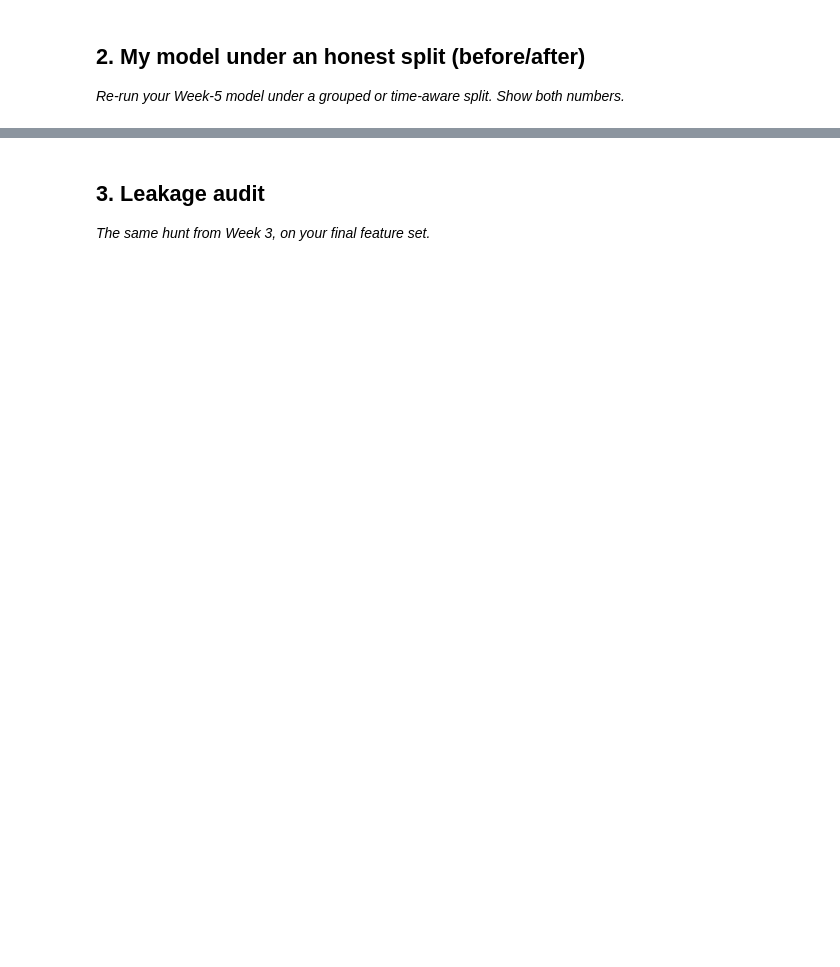
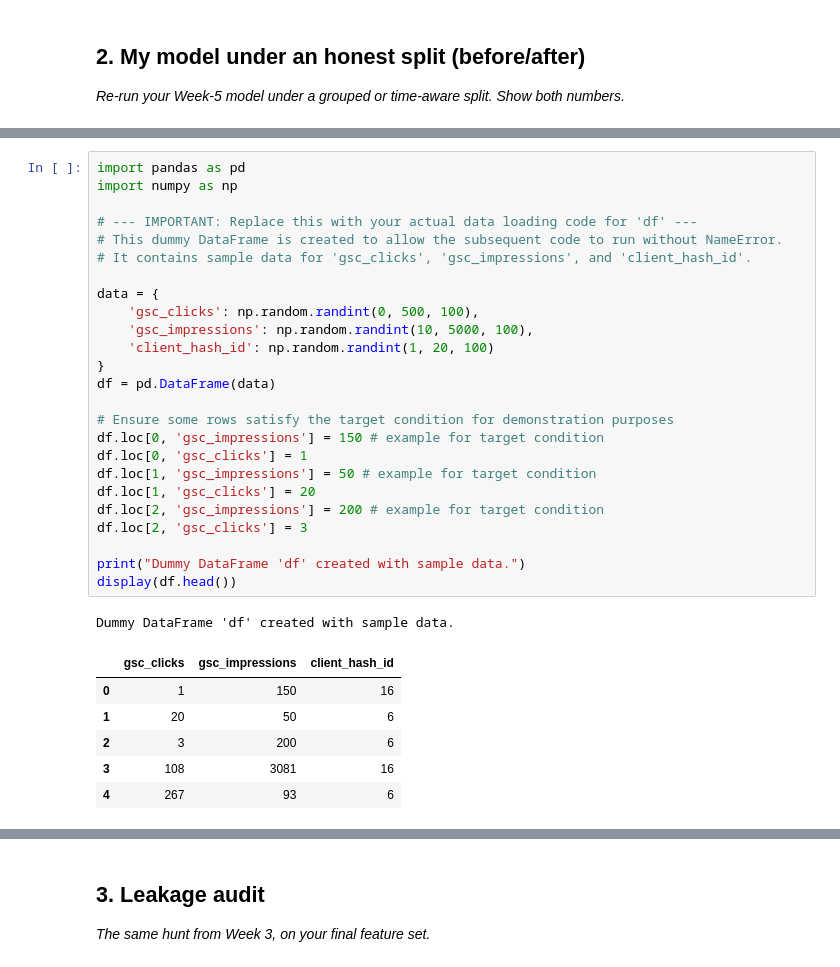
Before and after one commit to mukeshboolani786/flyrank-internship-ml, a Jupyter notebook: work/notebooks/w06_validation_audit.ipynb, the cells around one changed output, grey strips where cells are left out. Saved outputs shown, nothing was run; the diff lists cells and outputs as text; blank space fills up the shorter version.

```diff
--- a/work/notebooks/w06_validation_audit.ipynb
+++ b/work/notebooks/w06_validation_audit.ipynb
@@ -22,0 +77,33 @@ This skeleton is yours to fill. Work the sections **in order** — each one has
+# %%
+import pandas as pd
+import numpy as np
+
+# --- IMPORTANT: Replace this with your actual data loading code for 'df' ---
+# This dummy DataFrame is created to allow the subsequent code to run without NameError.
+# It contains sample data for 'gsc_clicks', 'gsc_impressions', and 'client_hash_id'.
+
+data = {
+    'gsc_clicks': np.random.randint(0, 500, 100),
+    'gsc_impressions': np.random.randint(10, 5000, 100),
+    'client_hash_id': np.random.randint(1, 20, 100)
+}
+df = pd.DataFrame(data)
+
+# Ensure some rows satisfy the target condition for demonstration purposes
+df.loc[0, 'gsc_impressions'] = 150 # example for target condition
+df.loc[0, 'gsc_clicks'] = 1
+df.loc[1, 'gsc_impressions'] = 50 # example for target condition
+df.loc[1, 'gsc_clicks'] = 20
+df.loc[2, 'gsc_impressions'] = 200 # example for target condition
+df.loc[2, 'gsc_clicks'] = 3
+
+print("Dummy DataFrame 'df' created with sample data.")
+display(df.head())
+# %% [output]
+Dummy DataFrame 'df' created with sample data.
+|  | gsc_clicks | gsc_impressions | client_hash_id |
+| 0 | 1 | 150 | 16 |
+| 1 | 20 | 50 | 6 |
+| 2 | 3 | 200 | 6 |
+| 3 | 108 | 3081 | 16 |
+| 4 | 267 | 93 | 6 |
```
Also changed, not shown: parts of 12 cells of this notebook.
